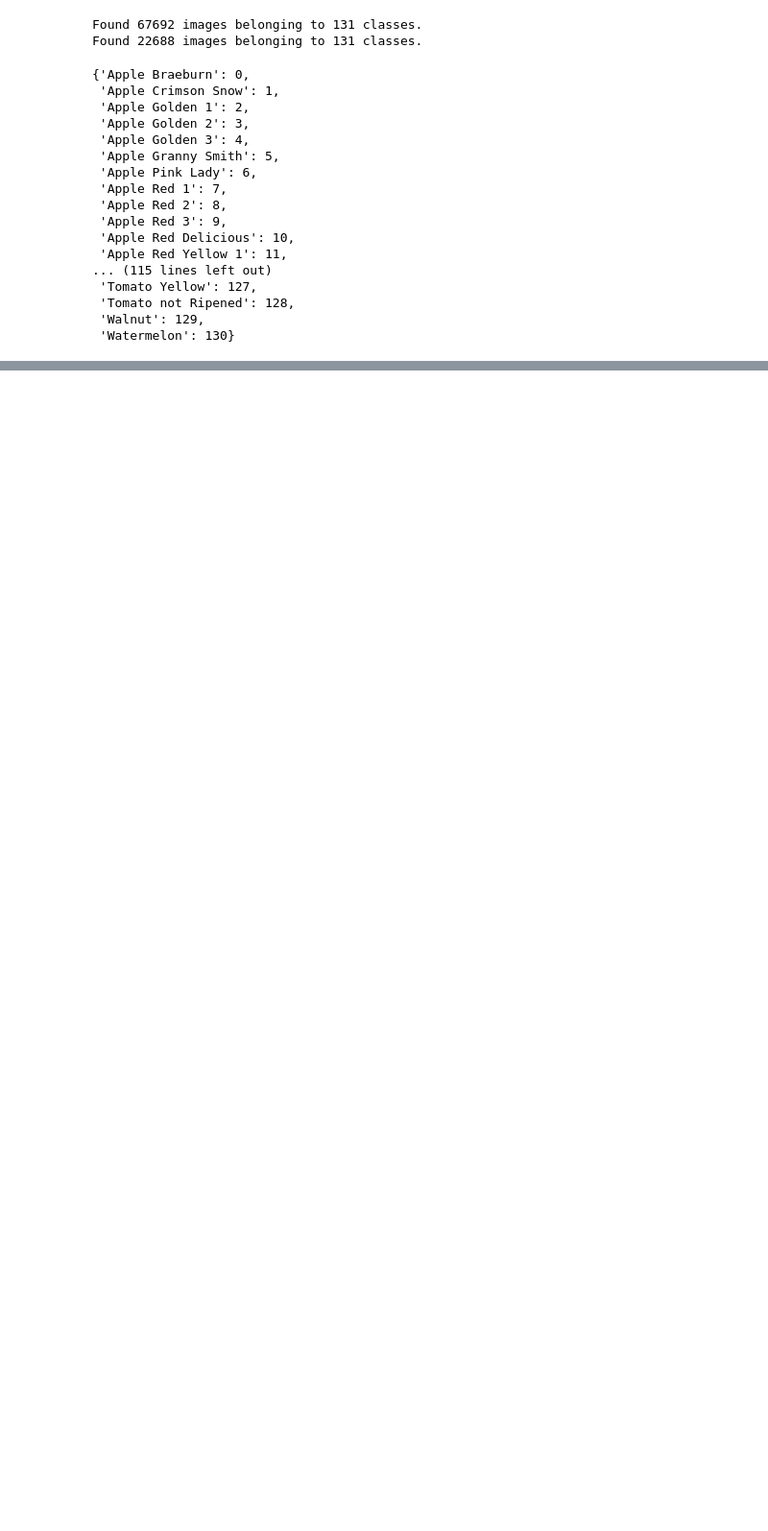
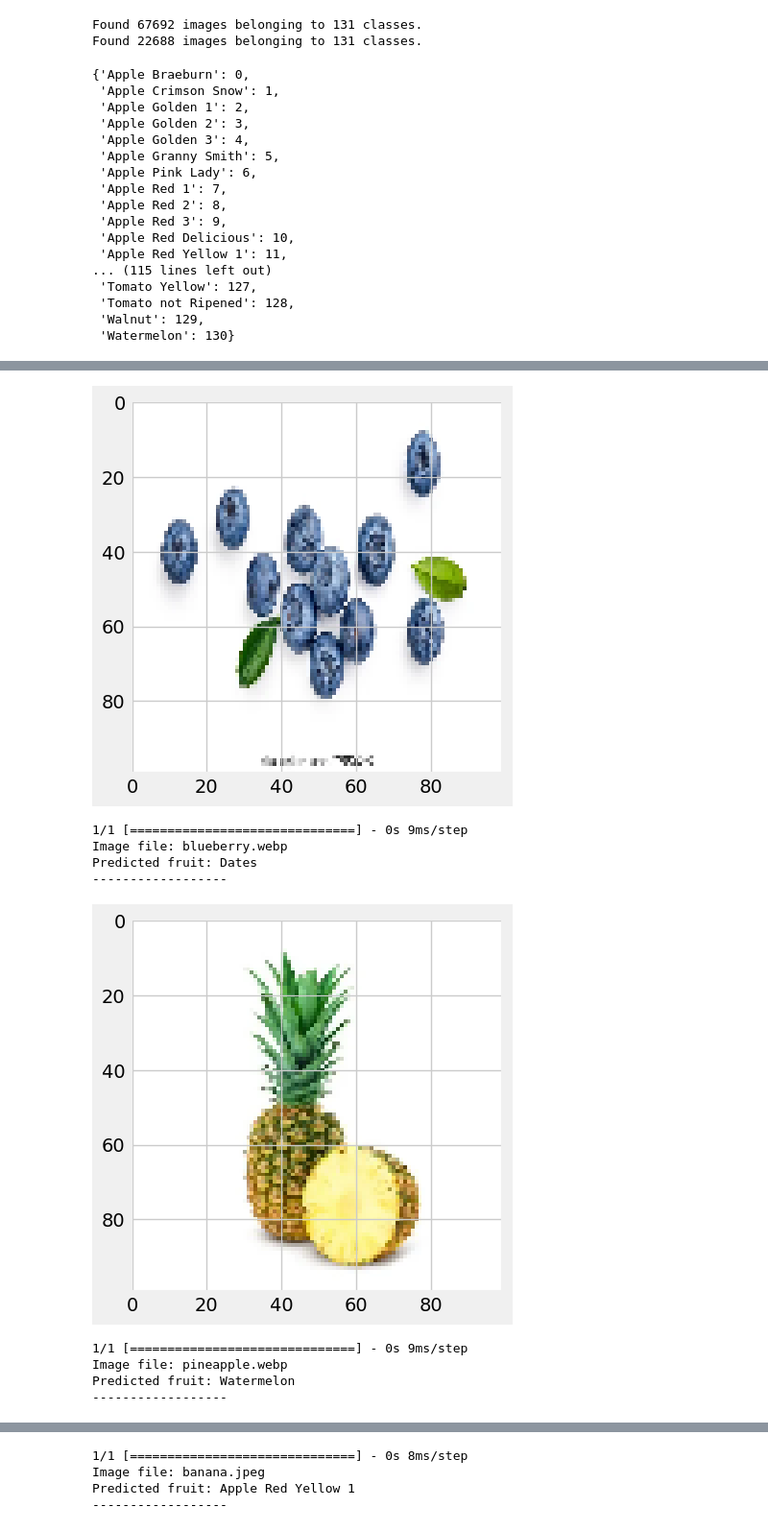
Before and after one commit to NervOUs11/Fruits_and_Vegetables, a Jupyter notebook: FruitAndVegetable.ipynb, the cells around one changed output, grey strips where cells are left out. Shown at 96% size. Drawn from its saved outputs; the diff is of its cells as text; code cells hidden in the pictures; blank space fills up the shorter version.

```diff
--- a/FruitAndVegetable.ipynb
+++ b/FruitAndVegetable.ipynb
@@ -187,3 +194,38 @@ model.save('my_model.h5')
 # %%
 #Load model
 model = load_model('my_model.h5')
+# %%
+directory = 'Test_Image/'
+
+# Get the list of image file names in the directory
+image_files = os.listdir(directory)
+
+# Loop through each image file
+for image_file in image_files:
+    image_path = os.path.join(directory, image_file)
+
+    img = load_img(image_path, target_size=(100, 100))
+    imgplt = plt.imshow(img)
+    plt.show()
+    x = img_to_array(img)
+    x = np.expand_dims(x, axis=0)
+    image = np.vstack([x])
+
+    classes = model.predict(image)
+
+    for fruit_name, fruit_index in fruits_dic.items():
+        if np.argmax(classes) == fruit_index:
+            print("Image file:", image_file)
+            print("Predicted fruit:", fruit_name)
+            print("------------------")
+# %% [output]
+[figure, added]
+1/1 [==============================] - 0s 9ms/step
+Image file: blueberry.webp
+Predicted fruit: Dates
+------------------
+[figure, added]
+1/1 [==============================] - 0s 9ms/step
+Image file: pineapple.webp
+Predicted fruit: Watermelon
+------------------
@@ -189,0 +233,4 @@ model = load_model('my_model.h5')
+1/1 [==============================] - 0s 8ms/step
+Image file: banana.jpeg
+Predicted fruit: Apple Red Yellow 1
+------------------
```
Also changed, not shown: parts of 10 cells of this notebook.
